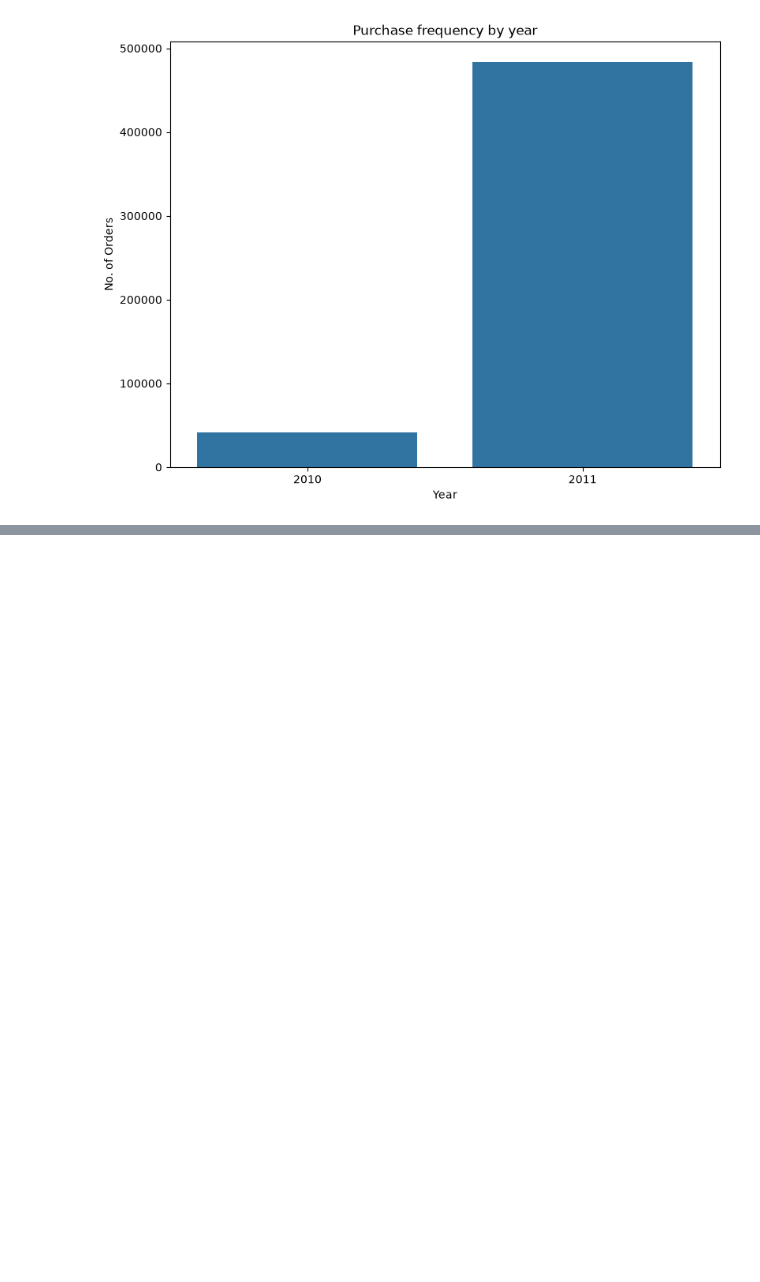
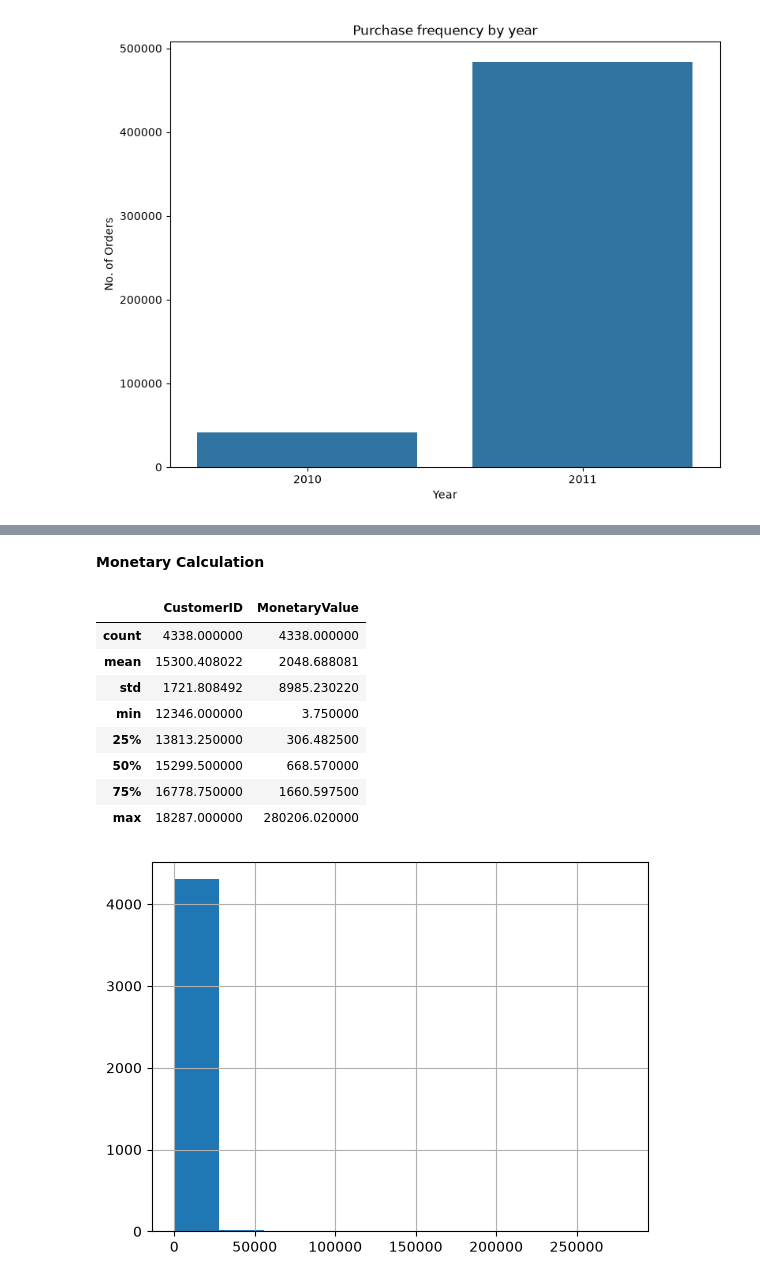
Before and after one commit to there-are-places/Online-Retail-Dataset_Lab2, a Jupyter notebook: onlineRetail.ipynb, the cells around one changed output, grey strips where cells are left out. Saved outputs shown, nothing was run; the diff lists cells and outputs as text; code cells hidden in the pictures; blank space fills up the shorter version.

```diff
--- a/onlineRetail.ipynb
+++ b/onlineRetail.ipynb
@@ -388,0 +460,18 @@ plt.show()
+# %% [markdown]
+**Monetary Calculation**
+# %%
+monetary_df=rfm.groupby('CustomerID',as_index=False)['Sales'].sum()
+monetary_df.rename(columns={'Sales':'MonetaryValue'},inplace=True)
+monetary_df['MonetaryValue'].hist()
+monetary_df.describe()
+# %% [output]
+|  | CustomerID | MonetaryValue |
+| count | 4338.000000 | 4338.000000 |
+| mean | 15300.408022 | 2048.688081 |
+| std | 1721.808492 | 8985.230220 |
+| min | 12346.000000 | 3.750000 |
+| 25% | 13813.250000 | 306.482500 |
+| 50% | 15299.500000 | 668.570000 |
+| 75% | 16778.750000 | 1660.597500 |
+| max | 18287.000000 | 280206.020000 |
+[figure, added]
```
Also changed, not shown: parts of 32 cells of this notebook.
